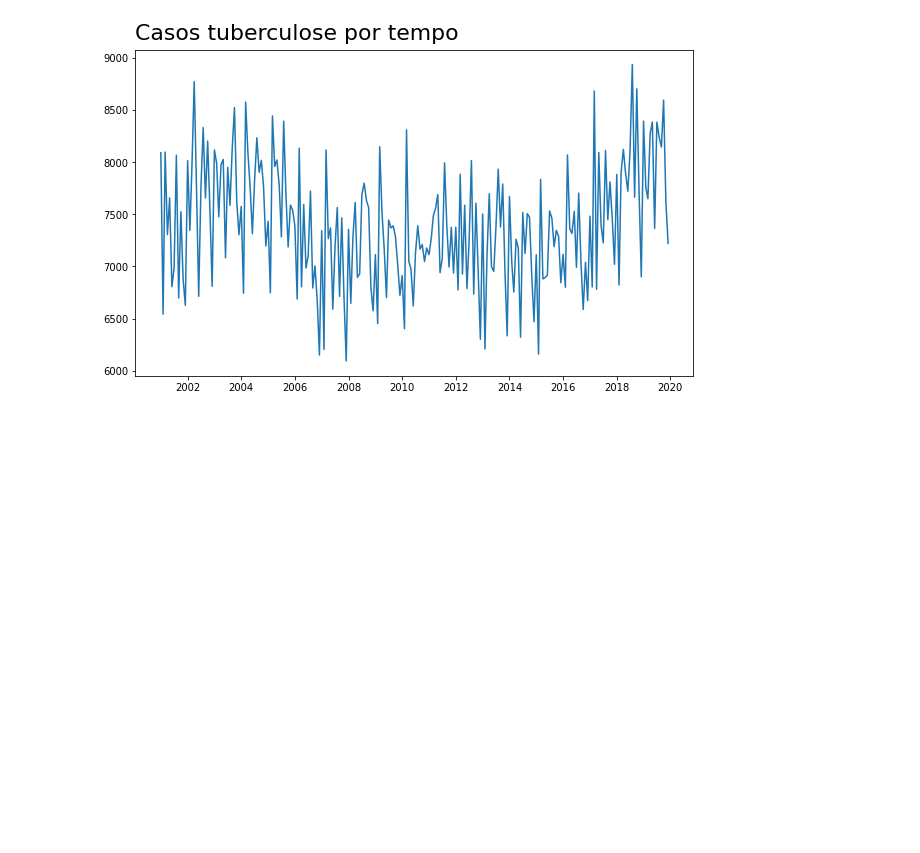
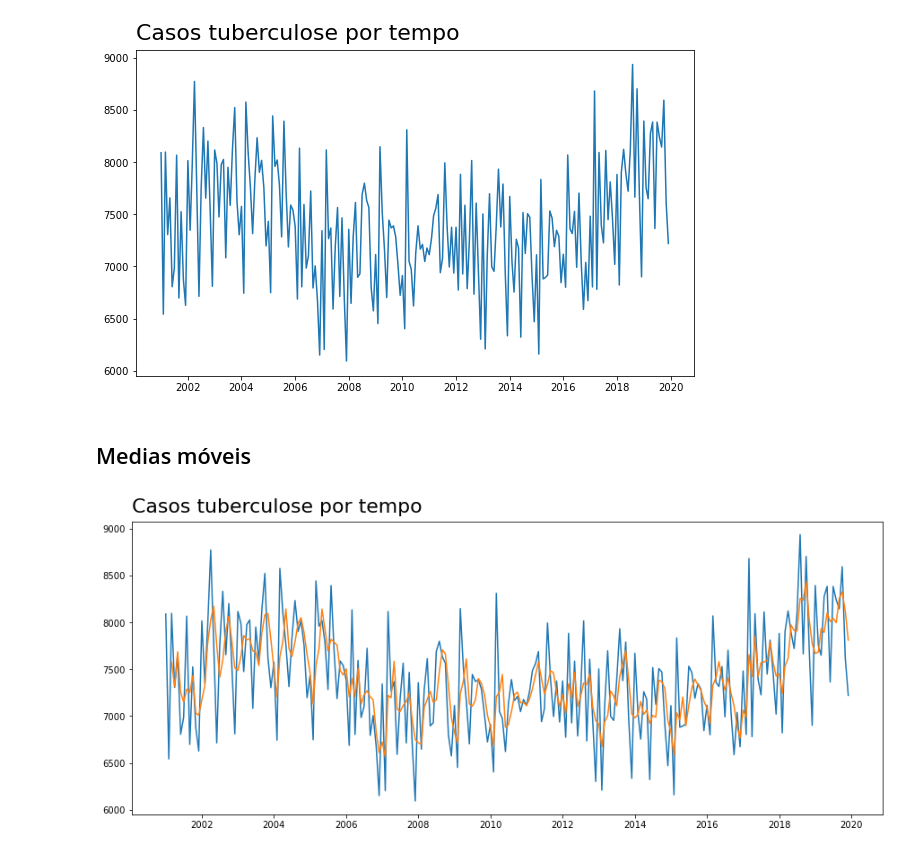
Before and after one commit to joutav/Bootcamp-data-science, a Jupyter notebook: modulo-4/analise-series-temporais/notebooks/projeto.ipynb, the cells around one changed output. Cells and saved outputs as stored; diff of their text form; code cells hidden in the pictures; blank space fills up the shorter version.

```diff
--- a/modulo-4/analise-series-temporais/notebooks/projeto.ipynb
+++ b/modulo-4/analise-series-temporais/notebooks/projeto.ipynb
@@ -88,3 +90,19 @@ ax.set_ylabel('', fontsize = 16)
 ax;
 # %% [output]
 [figure]
+# %% [markdown]
+## Medias móveis
+# %%
+dados_st.sort_values(by='data', inplace=True)
+dados_st.reset_index(drop=True, inplace=True)
+# %%
+dados_st['media_movel_3'] = dados_st['casos'].rolling(3).mean()
+ax = sns.lineplot(x = 'data', y = 'casos', data = dados_st)
+ax = sns.lineplot(x = 'data', y = 'media_movel_3', data = dados_st)
+ax.figure.set_size_inches(15,6)
+ax.set_title('Casos tuberculose por tempo', fontsize =22, loc = 'left', pad = 10)
+ax.set_xlabel('', fontsize = 16)
+ax.set_ylabel('', fontsize = 16)
+ax;
+# %% [output]
+[figure, added]
```
Also changed, not shown: parts of 25 cells of this notebook.
